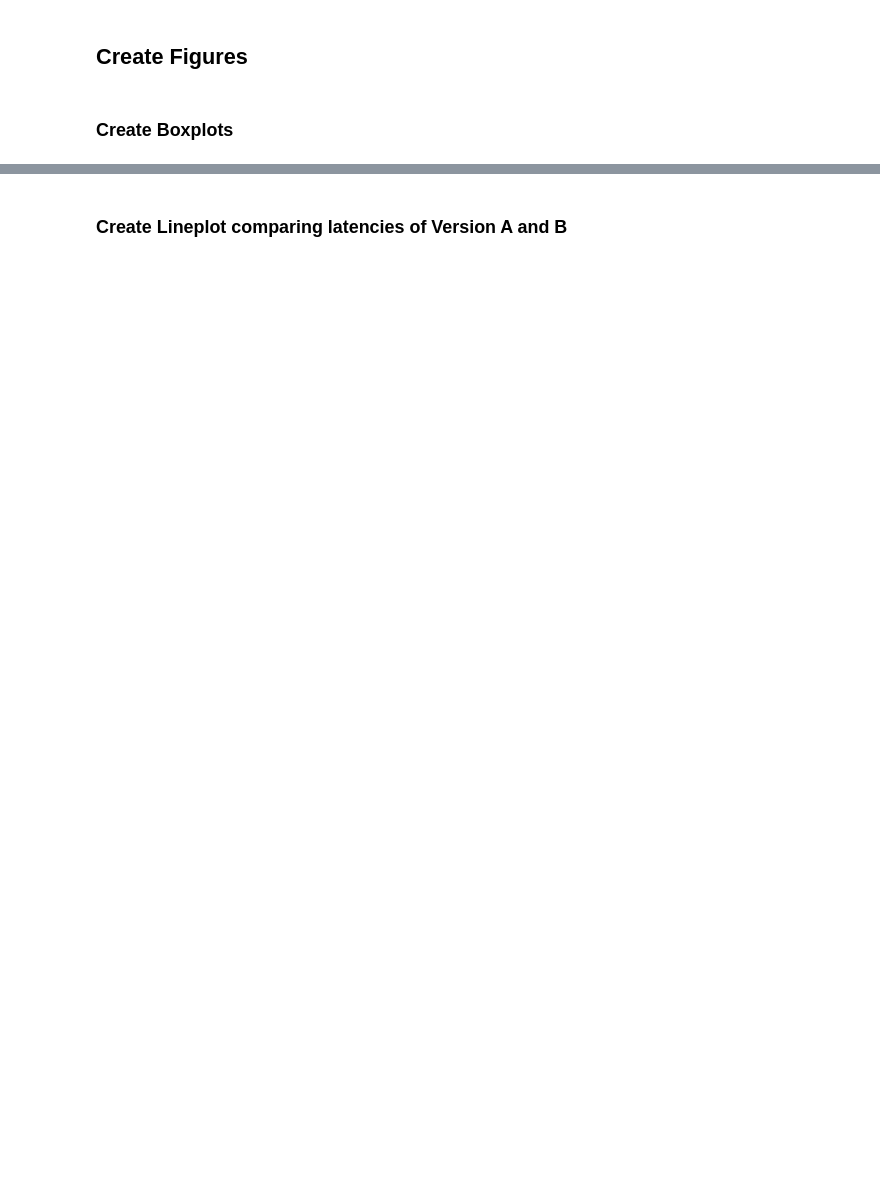
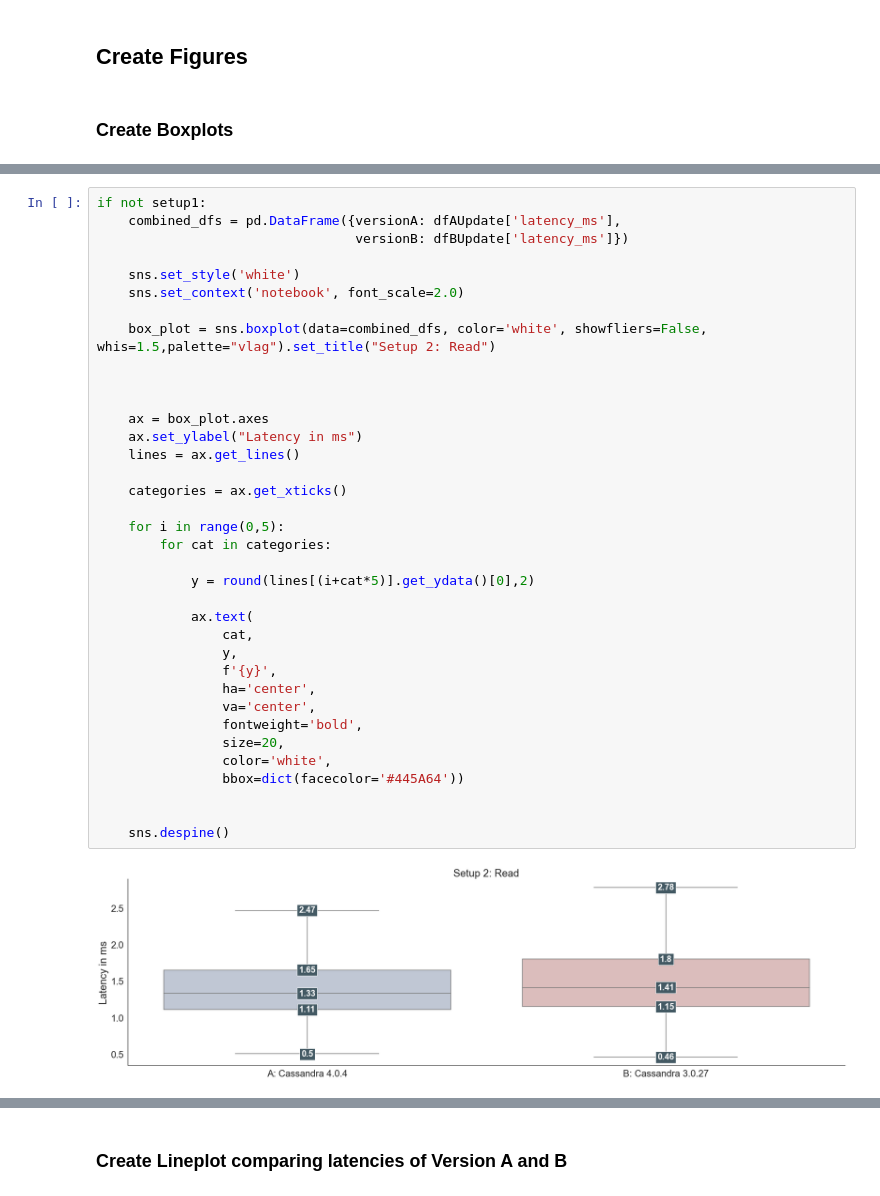
Before and after one commit to FelixMedicusf/DuetBenchmarking, a Jupyter notebook: Results/Result Evaluation.ipynb, the cells around one changed output, grey strips where cells are left out. Saved outputs shown, nothing was run; the diff lists cells and outputs as text; blank space fills up the shorter version.

```diff
--- a/Results/Result Evaluation.ipynb
+++ b/Results/Result Evaluation.ipynb
@@ -393,0 +189,38 @@ sns.despine()
+# %%
+if not setup1:
+    combined_dfs = pd.DataFrame({versionA: dfAUpdate['latency_ms'],
+                                 versionB: dfBUpdate['latency_ms']})
+
+    sns.set_style('white')
+    sns.set_context('notebook', font_scale=2.0)
+
+    box_plot = sns.boxplot(data=combined_dfs, color='white', showfliers=False, whis=1.5,palette="vlag").set_title("Setup 2: Read")
+
+
+
+    ax = box_plot.axes
+    ax.set_ylabel("Latency in ms")
+    lines = ax.get_lines()
+
+    categories = ax.get_xticks()
+
+    for i in range(0,5):
+        for cat in categories:
+
+            y = round(lines[(i+cat*5)].get_ydata()[0],2)
+
+            ax.text(
+                cat,
+                y,
+                f'{y}',
+                ha='center',
+                va='center',
+                fontweight='bold',
+                size=20,
+                color='white',
+                bbox=dict(facecolor='#445A64'))
+
+
+    sns.despine()
+# %% [output]
+[figure, added]
```
Also changed, not shown: parts of 50 cells of this notebook, 1 other file.
